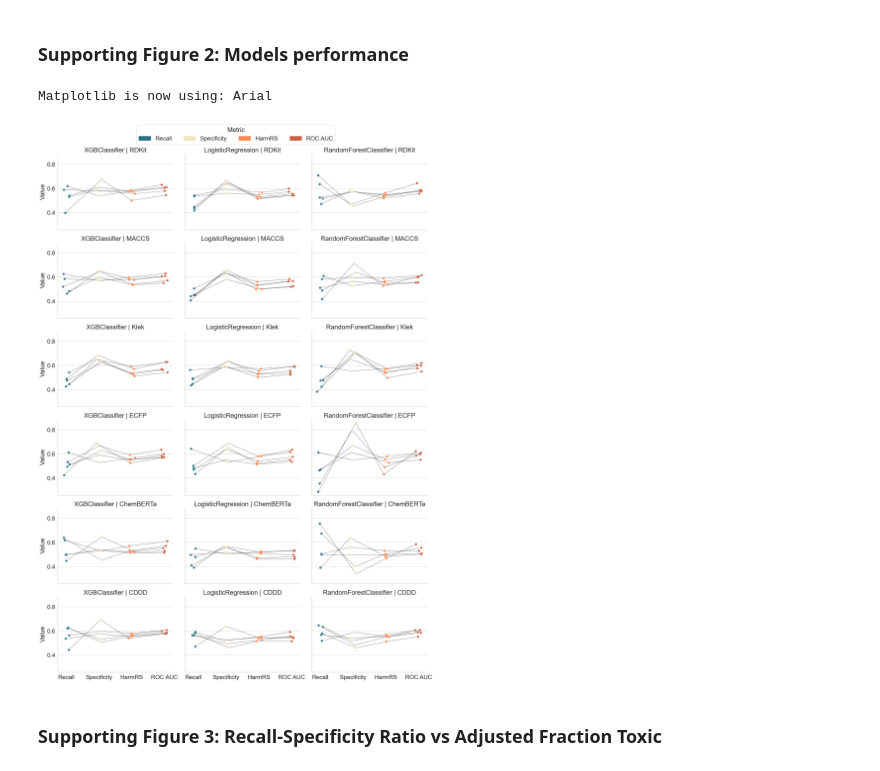
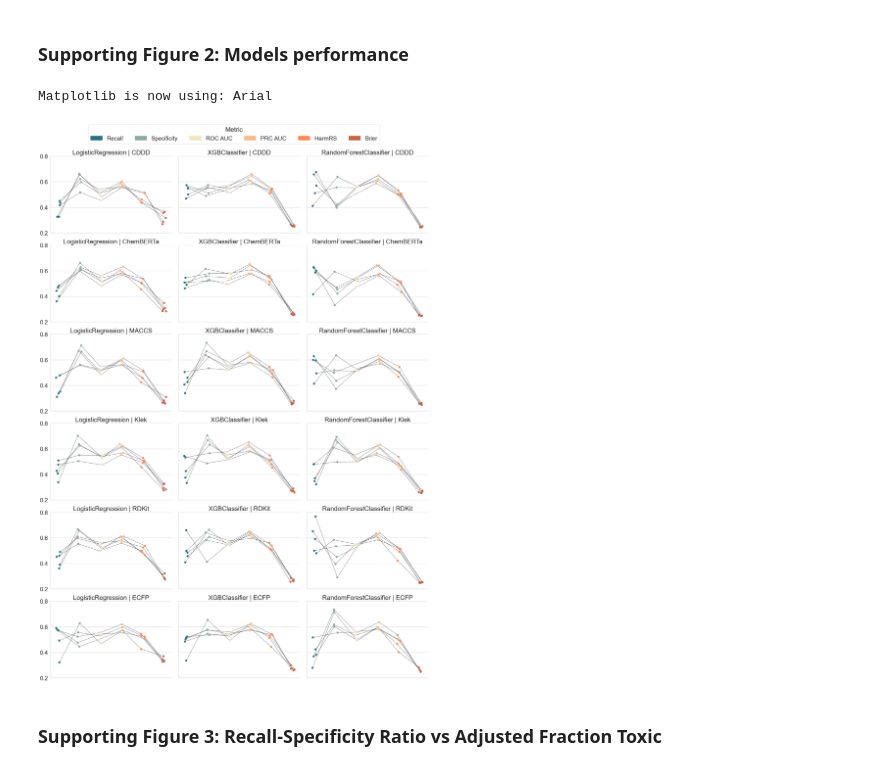
Before and after one commit to M-Iwan/CARBIDE, a Jupyter notebook: notebooks/5_Figures.ipynb, the cells around one changed output. Saved outputs shown, nothing was run; the diff lists cells and outputs as text; code cells hidden in the pictures.

```diff
--- a/notebooks/5_Figures.ipynb
+++ b/notebooks/5_Figures.ipynb
@@ -29,4 +29,6 @@ LABEL_OFFSET = 0.01
 LABEL_SIZE = 16
 TITLE_SIZE = 22
 TITLE_OFFSET = 1.25
+# %%
+metrics = ['ROC AUC', 'Brier', 'Recall', 'Specificity', 'Accuracy', 'HarmRS', 'PRC AUC']
 # %%
@@ -269,7 +266,7 @@ Matplotlib is now using: Arial
 # %% [markdown]
 ### Main Figure 2: DICTrank comparison
 # %%
-sns.set_context('notebook', font_scale=1.1)
+, wsns.set_context('notebook', font_scale=1.1)
 sns.set_style('white')
 set_font('arial.ttf')
 
@@ -277,7 +274,7 @@ drank = read_df('../data/dictrank/DICTrank_binary.parquet')[['SMILES', 'Class']]
 drank = drank.rename(columns={'Class': 'Label_drank'})
 rows = []
 
-for idx, file in enumerate(glob.glob('../data/carbide/*/*/*.joblib')):
+for idx, file in enumerate(glob.glob('../data/carbide_revision/*/*/*.joblib')):
     _, _, _, dataset_type, pt_set, file_name = file.rstrip('.joblib').split('/')
     dataset_type = dataset_type.lstrip('_')
     dpa_metric = file_name.split('_')[1]
@@ -315,7 +312,7 @@ pt_dtype = pd.CategoricalDtype(pt_sets, ordered=True)
 
 melt_df = melt_df.astype({"DPA": dpa_dtype, "PT": pt_dtype})
 
-g = sns.FacetGrid(melt_df, row='Dataset', col='PT')
+g = sns.FacetGrid(melt_df, row='Dataset', col='PT', sharey='row', aspect=1.2)
 
 for ax in g.axes.flatten():
     title = str(ax.title).split(',')[-1].rstrip("')").lstrip("'")
@@ -337,7 +334,7 @@ for ax in g.axes.flatten():
                        alpha=1,
                        color=colors.get(category))
                 bottom += count.values[0]  # update the bottom for the next category
-                ax.text(i, bottom - count.values[0] / 2, str(count.values[0]), ha='center', va='center', color='black', size=8)
+                ax.text(i, bottom - count.values[0] / 2, str(count.values[0]), ha='center', va='center', color='black', size=10)
 
     ax.set_xticks(x_positions)
     ax.set_xticklabels(dpa_metrics)
@@ -346,9 +343,9 @@ legend_patches = [Patch(color=colors[category], label=f'{category} ({category})'
 
 legend_labels = ['TP', 'FP', 'FN', 'TN']
 
-g.figure.legend(legend_patches, legend_labels, title='Categories', loc='upper right', bbox_to_anchor=(1.125, 1), bbox_transform=g.figure.transFigure)
+g.figure.legend(legend_patches, legend_labels, title='Categories', loc='upper center', ncols=4, bbox_to_anchor=(0.5, 1.07), bbox_transform=g.figure.transFigure)
 
-plt.savefig('../figures/2_DICTrank_Comparison.eps', dpi=300, bbox_inches='tight')
+plt.savefig('../figures_revision/2_DICTrank_Comparison.eps', dpi=300, bbox_inches='tight')
 
 plt.show()
 # %% [output]
@@ -431,9 +485,9 @@ set_font('arial.ttf')
 
 comp_tuple = ('Unknown', 'Unknown', 'Unknown')
 
-prim_ic_cred = read_df('../data/carbide/primary/Cred/carbide_ic.joblib')
-prim_prr_cred = read_df('../data/carbide/primary/Cred/carbide_prr.joblib')
-prim_ror_cred = read_df('../data/carbide/primary/Cred/carbide_ror.joblib')
+prim_ic_cred = read_df('../data/carbide_revision/primary/Cred/carbide_ic.joblib')
+prim_prr_cred = read_df('../data/carbide_revision/primary/Cred/carbide_prr.joblib')
+prim_ror_cred = read_df('../data/carbide_revision/primary/Cred/carbide_ror.joblib')
 
 pic = prim_ic_cred[prim_ic_cred['Signature'] == comp_tuple]['Label_weight']
 ppc = prim_prr_cred[prim_prr_cred['Signature'] == comp_tuple]['Label_weight']
@@ -463,5 +517,5 @@ g.set_titles(col_template="{col_name}")
 g.set_axis_labels("Confidence Score", "Density")
 g.set(xlim=(0.1, 1.0))
 
-plt.savefig('../figures/S1_Confidence_Scores.png', dpi=300)
+plt.savefig('../figures_revision/S1_Confidence_Scores.png', dpi=300)
 plt.show()
@@ -468,20 +525,23 @@ plt.show()
 # %% [markdown]
 ### Supporting Figure 2: Models performance
 # %%
+import os, sys
+sys.path.append('../')
+from src.visualise.plot import six_point_palette
+
 sns.set_context('notebook', font_scale=2)
 sns.set_style('whitegrid')
 set_font('arial.ttf')
-sns.set_palette(four_point_palette())
-colors = four_point_palette()
+sns.set_palette(six_point_palette())
+colors = six_point_palette()
 
-
-df = pl.from_pandas(read_df('../results/analysis/total.tsv'))
+df = pl.from_pandas(read_df('../results/analysis_revision/total.tsv'))
 df = df.filter(pl.col('Series') == 'Unweighted').drop('Series')
 df = df.with_columns(
     pl.Series('Descriptors', [name if name != 'Morgan' else 'ECFP' for name in df['Descriptors']])
 )
 
-metric_order = ['Recall', 'Specificity', 'HarmRS', 'ROC AUC']
+metric_order = ['Recall', 'Specificity', 'ROC AUC', 'PRC AUC', 'HarmRS', 'Brier']
 colors = {metric: col for metric, col in zip(metric_order, colors)}
 
 g = sns.FacetGrid(df, col='Model', row='Descriptors', height=5, aspect=1.4)
@@ -514,37 +574,41 @@ def plot_with_lines(data, x, y, **kwargs):
             if (fold, metric) in point_positions:
                 pos = point_positions[(fold, metric)]
                 x_positions.append(pos[0])
                 y_values.append(pos[1])
 
         ax.plot(x_positions, y_values, color='black', alpha=0.6, lw=1, zorder=1)
 
 g.map_dataframe(plot_with_lines, x='Metric', y='Value')
 
 for ax in g.axes.flatten():
     ax_text = ax.get_title()
     desc, model = ax_text.split(' | ')
     desc = desc.split(' = ')[1].strip()
     model = model.split(' = ')[1].strip()
     ax.set_title(f"{model} | {desc}")
+    ax.set_xlabel('')
+    ax.set_ylabel('')
+    ax.set_xticklabels([])
 
 
 legend_patches = [Patch(color=colors[category], label=category) for category in metric_order]
 g.figure.legend(handles=legend_patches, labels=metric_order, title='Metric',
-                loc='upper center', ncol=4, bbox_to_anchor=(0.5, 0.975),
+                loc='upper center', ncol=6, bbox_to_anchor=(0.5, 0.98),
                 bbox_transform=g.figure.transFigure)
 
-for ax in g.axes[-1, :]:
+for ax in g.axes.flatten():
     ax.set_xlabel('')
 
 plt.tight_layout()
 plt.subplots_adjust(top=0.92)
+plt.ylim(0.20, 0.80)
 
-plt.savefig("../figures/S2_Performance.png", dpi=240, bbox_inches='tight')
+plt.savefig("../figures_revision/S2_Performance.png", dpi=240, bbox_inches='tight')
 
 plt.show()
 # %% [output]
 Matplotlib is now using: Arial
-[figure, old version]
+[figure, new version]
 # %% [markdown]
 ### Supporting Figure 3: Recall-Specificity Ratio vs Adjusted Fraction Toxic
 # %%
```
Also changed, not shown: parts of 16 cells of this notebook, 3 other files.
